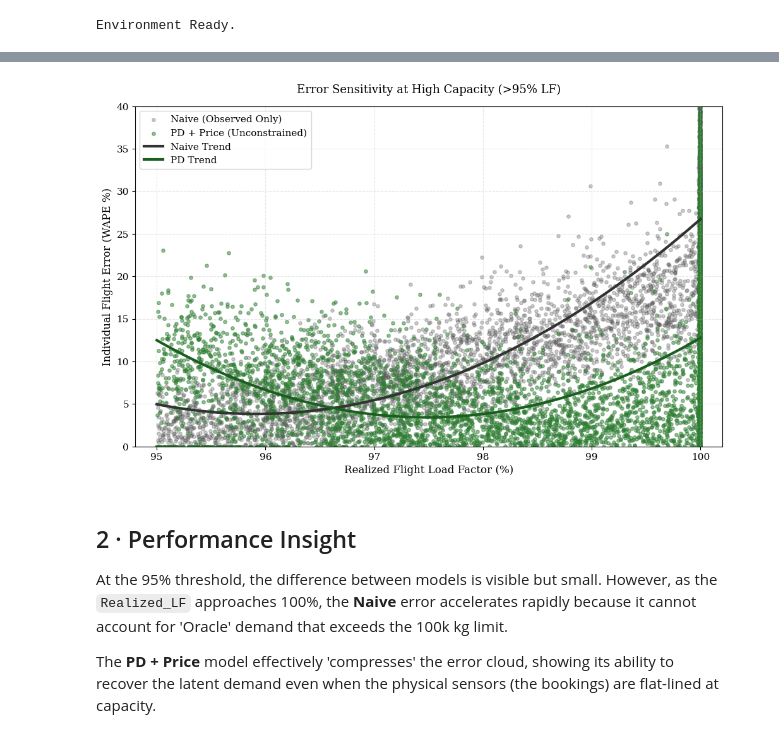
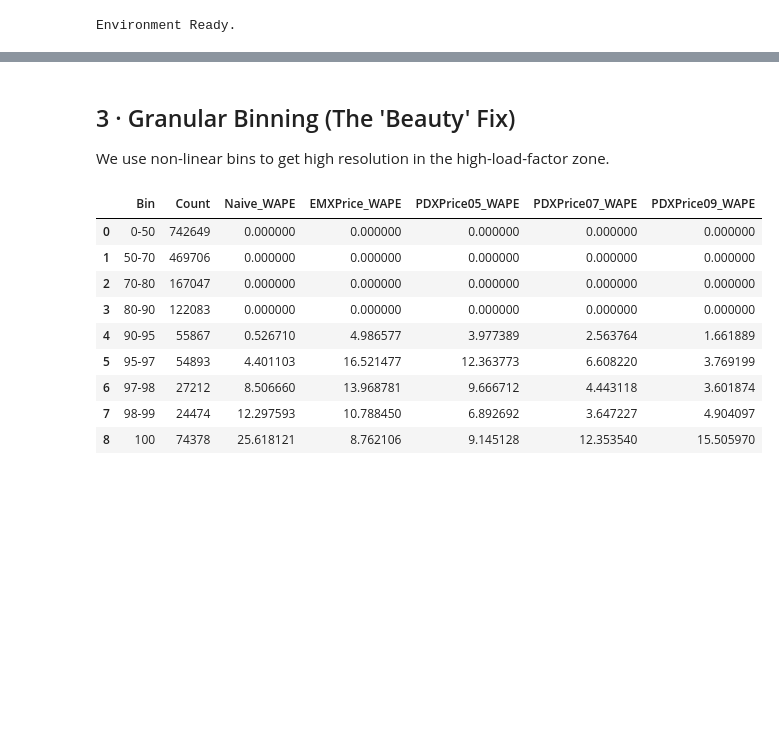
Before and after one commit to KorawutMing/AirCargoSynthesizedDataset, a Jupyter notebook: Unconstraining/flight_level_sensitivity.ipynb, the cells around one changed output, grey strips where cells are left out. Drawn from its saved outputs; the diff is of its cells as text; code cells hidden in the pictures; blank space fills up the shorter version.

```diff
--- a/Unconstraining/flight_level_sensitivity.ipynb
+++ b/Unconstraining/flight_level_sensitivity.ipynb
@@ -62,37 +93,35 @@ This plot shows the 'Error Cloud'. As flights reach 100% (Censored), the Naive m
-# %%
-plt.figure(figsize=(12, 7))
-
-# Sample for readability if dataset is massive
-df_plot = df_zoom.sample(n=min(5000, len(df_zoom)))
-
-plt.scatter(df_plot['Flight_LF'], df_plot['Naive_Error_Pct'],
-            alpha=0.3, s=15, label='Naive (Observed Only)', color='#555555')
-
-plt.scatter(df_plot['Flight_LF'], df_plot['PDXPrice07_Error_Pct'],
-            alpha=0.5, s=15, label='PD + Price (Unconstrained)', color='#2e7d32')
-
-# Trend lines (Polynomial fit to show the average path)
-for m, col, name in [('Naive', '#333333', 'Naive Trend'), ('PDXPrice07', '#1b5e20', 'PD Trend')]:
-    z = np.polyfit(df_zoom['Flight_LF'], df_zoom[f'{m}_Error_Pct'], 2)
-    p = np.poly1d(z)
-    x_range = np.linspace(95, 100, 100)
-    plt.plot(x_range, p(x_range), color=col, linewidth=3, linestyle='-', label=name)
-
-plt.title('Error Sensitivity at High Capacity (>95% LF)', pad=15)
-plt.xlabel('Realized Flight Load Factor (%)')
-plt.ylabel('Individual Flight Error (WAPE %)')
-plt.ylim(0, 40)
-plt.xlim(94.8, 100.2)
-plt.grid(True, alpha=0.3)
-plt.legend()
-
-plt.savefig('fig1_high_lf_scatter.pdf', bbox_inches='tight')
-plt.show()
-# %% [output]
-[figure, removed]
-# %% [markdown]
-## 2 · Performance Insight
-
-At the 95% threshold, the difference between models is visible but small. However, as the `Realized_LF` approaches 100%, the **Naive** error accelerates rapidly because it cannot account for 'Oracle' demand that exceeds the 100k kg limit.
-
-The **PD + Price** model effectively 'compresses' the error cloud, showing its ability to recover the latent demand even when the physical sensors (the bookings) are flat-lined at capacity.
+# %% [markdown]
+## 3 · Granular Binning (The 'Beauty' Fix)
+
+We use non-linear bins to get high resolution in the high-load-factor zone.
+# %%
+# Custom bins focusing on the edge cases
+bins = [0, 50, 70, 80, 90, 95, 97, 98, 99, 100]
+labels = ['0-50', '50-70', '70-80', '80-90', '90-95', '95-97', '97-98', '98-99', '100']
+
+df_clean['LF_Bin'] = pd.cut(df_clean['Realized_LF'], bins=bins, labels=labels, include_lowest=True)
+
+binned_results = []
+for bin_name, group in df_clean.groupby('LF_Bin'):
+    if len(group) == 0: continue
+    bin_metrics = {'Bin': bin_name, 'Count': len(group)}
+    sum_oracle = group['Total_Oracle_kg'].sum()
+    for m in MODELS:
+        sum_abs_err = np.sum(np.abs(group['Total_Oracle_kg'] - group[f'{m}_Total_Est_kg']))
+        wape = (sum_abs_err / sum_oracle) * 100 if sum_oracle > 0 else 0
+        bin_metrics[f'{m}_WAPE'] = wape
+    binned_results.append(bin_metrics)
+
+df_bins = pd.DataFrame(binned_results)
+display(df_bins)
+# %% [output]
+|  | Bin | Count | Naive_WAPE | EMXPrice_WAPE | PDXPrice05_WAPE | PDXPrice07_WAPE | PDXPrice09_WAPE |
+| 0 | 0-50 | 742649 | 0.000000 | 0.000000 | 0.000000 | 0.000000 | 0.000000 |
+| 1 | 50-70 | 469706 | 0.000000 | 0.000000 | 0.000000 | 0.000000 | 0.000000 |
+| 2 | 70-80 | 167047 | 0.000000 | 0.000000 | 0.000000 | 0.000000 | 0.000000 |
+| 3 | 80-90 | 122083 | 0.000000 | 0.000000 | 0.000000 | 0.000000 | 0.000000 |
+| 4 | 90-95 | 55867 | 0.526710 | 4.986577 | 3.977389 | 2.563764 | 1.661889 |
+| 5 | 95-97 | 54893 | 4.401103 | 16.521477 | 12.363773 | 6.608220 | 3.769199 |
+| 6 | 97-98 | 27212 | 8.506660 | 13.968781 | 9.666712 | 4.443118 | 3.601874 |
+| 7 | 98-99 | 24474 | 12.297593 | 10.788450 | 6.892692 | 3.647227 | 4.904097 |
+| 8 | 100 | 74378 | 25.618121 | 8.762106 | 9.145128 | 12.353540 | 15.505970 |
```
Also changed, not shown: parts of 11 cells of this notebook, 19 other files.
